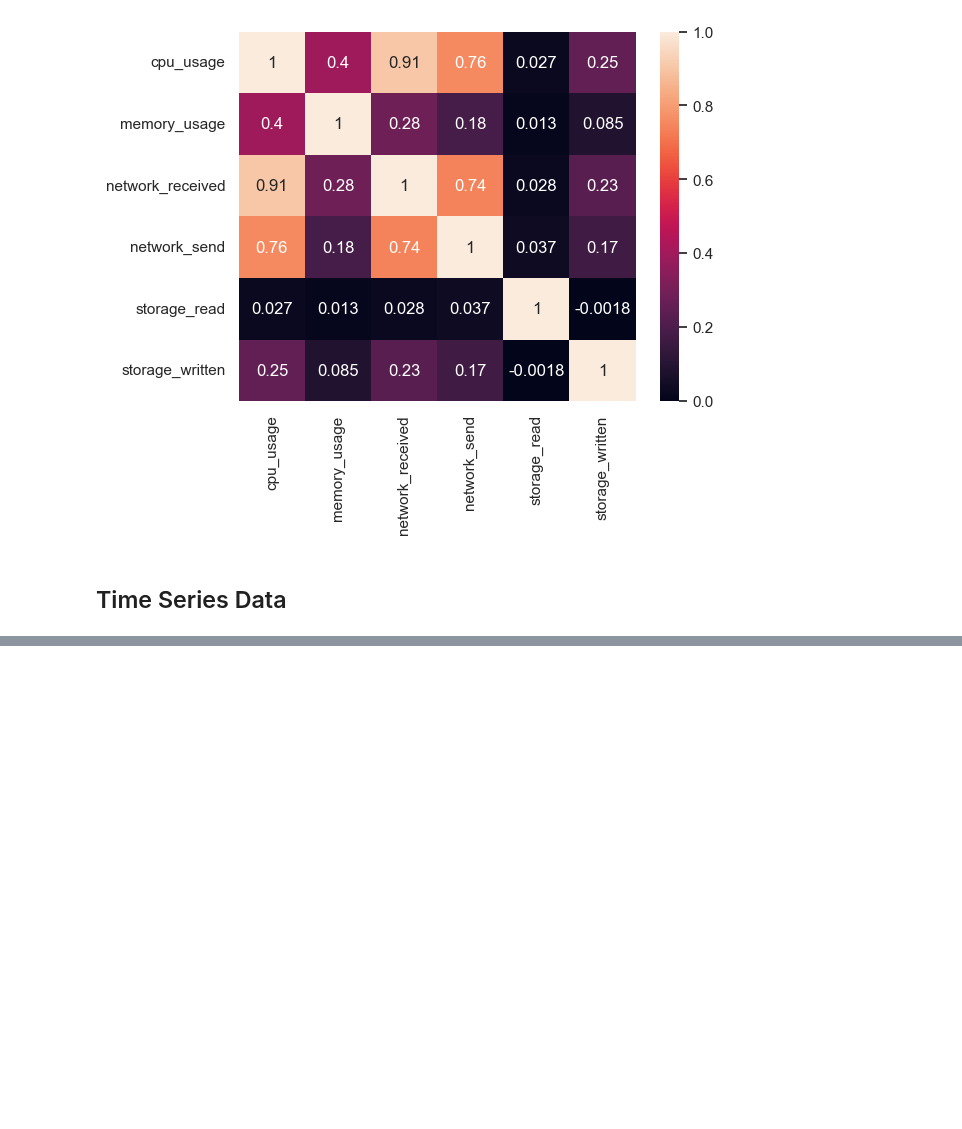
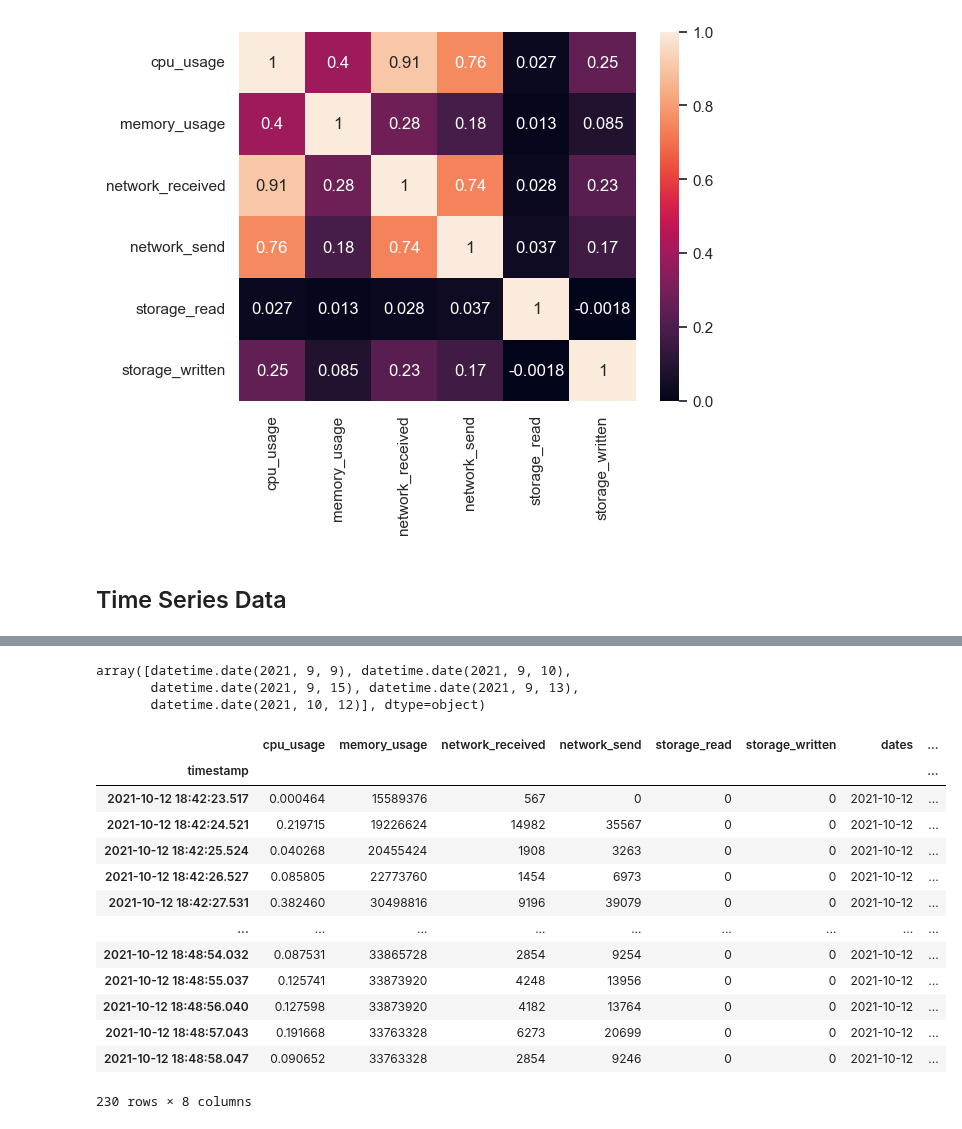
Before and after one commit to Janalytics94/anomaly-detection-software, a Jupyter notebook: src/analyse/EDA_beforepp.ipynb, the cells around one changed output, grey strips where cells are left out. Cells and saved outputs as stored; diff of their text form; code cells hidden in the pictures; blank space fills up the shorter version.

```diff
--- a/src/analyse/EDA_beforepp.ipynb
+++ b/src/analyse/EDA_beforepp.ipynb
@@ -394,0 +441,28 @@ sns.heatmap(train.corr(), annot=True)
+# %%
+train.dates.unique()
+# %% [output]
+array([datetime.date(2021, 9, 9), datetime.date(2021, 9, 10),
+       datetime.date(2021, 9, 15), datetime.date(2021, 9, 13),
+       datetime.date(2021, 10, 12)], dtype=object)
+# %%
+# is one row ewqual to one recording?
+
+train.loc["2021-09-10"]
+train.loc["2021-09-15"]
+train.loc["2021-09-13"]
+train.loc["2021-10-12"]
+# %% [output]
+|  | cpu_usage | memory_usage | network_received | network_send | storage_read | storage_written | dates | ... |
+| timestamp |  |  |  |  |  |  |  | ... |
+| 2021-10-12 18:42:23.517 | 0.000464 | 15589376 | 567 | 0 | 0 | 0 | 2021-10-12 | ... |
+| 2021-10-12 18:42:24.521 | 0.219715 | 19226624 | 14982 | 35567 | 0 | 0 | 2021-10-12 | ... |
+| 2021-10-12 18:42:25.524 | 0.040268 | 20455424 | 1908 | 3263 | 0 | 0 | 2021-10-12 | ... |
+| 2021-10-12 18:42:26.527 | 0.085805 | 22773760 | 1454 | 6973 | 0 | 0 | 2021-10-12 | ... |
+| 2021-10-12 18:42:27.531 | 0.382460 | 30498816 | 9196 | 39079 | 0 | 0 | 2021-10-12 | ... |
+| ... | ... | ... | ... | ... | ... | ... | ... | ... |
+| 2021-10-12 18:48:54.032 | 0.087531 | 33865728 | 2854 | 9254 | 0 | 0 | 2021-10-12 | ... |
+| 2021-10-12 18:48:55.037 | 0.125741 | 33873920 | 4248 | 13956 | 0 | 0 | 2021-10-12 | ... |
+| 2021-10-12 18:48:56.040 | 0.127598 | 33873920 | 4182 | 13764 | 0 | 0 | 2021-10-12 | ... |
+| 2021-10-12 18:48:57.043 | 0.191668 | 33763328 | 6273 | 20699 | 0 | 0 | 2021-10-12 | ... |
+| 2021-10-12 18:48:58.047 | 0.090652 | 33763328 | 2854 | 9246 | 0 | 0 | 2021-10-12 | ... |
+230 rows × 8 columns
```
Also changed, not shown: parts of 17 cells of this notebook, 2 other files.
